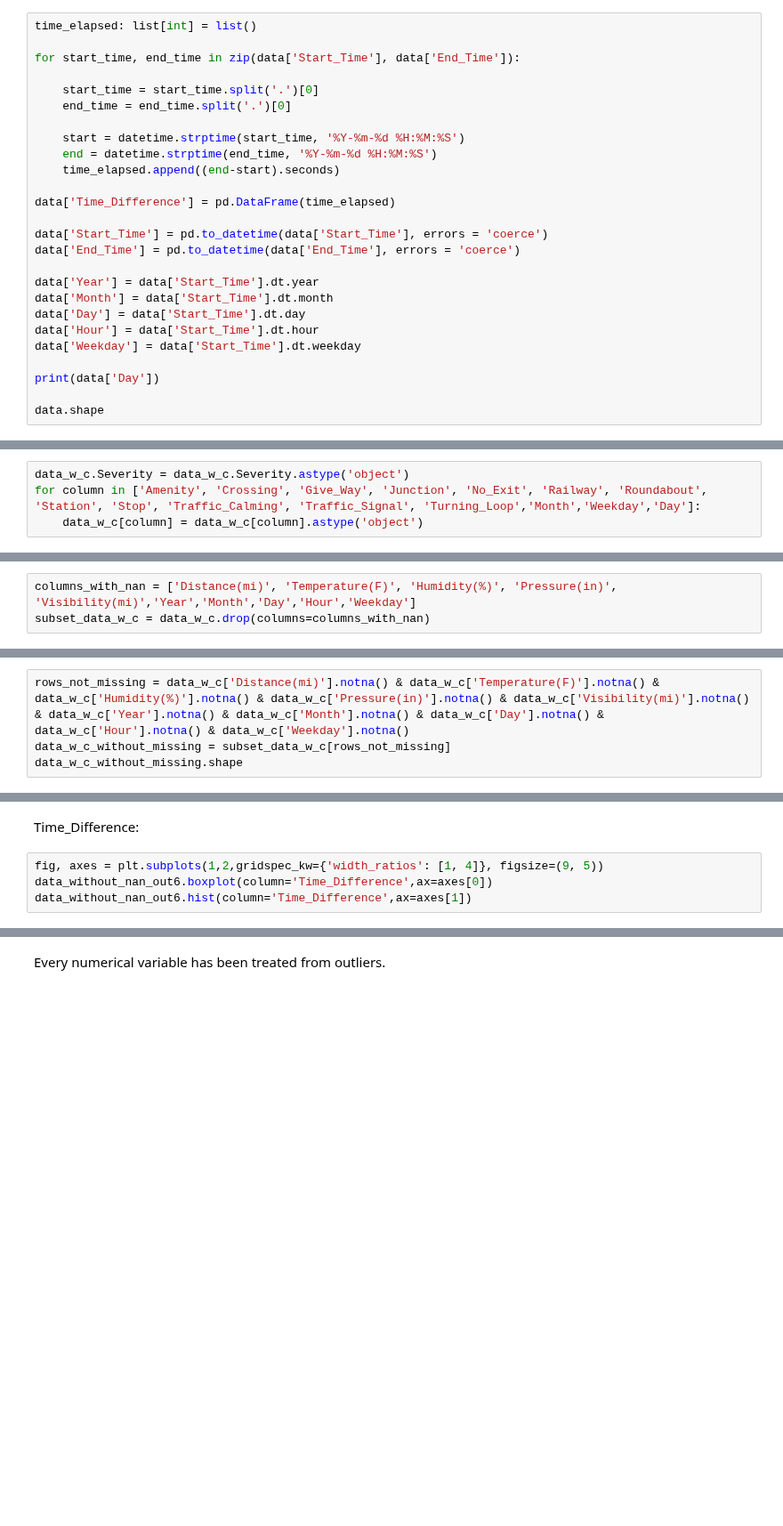
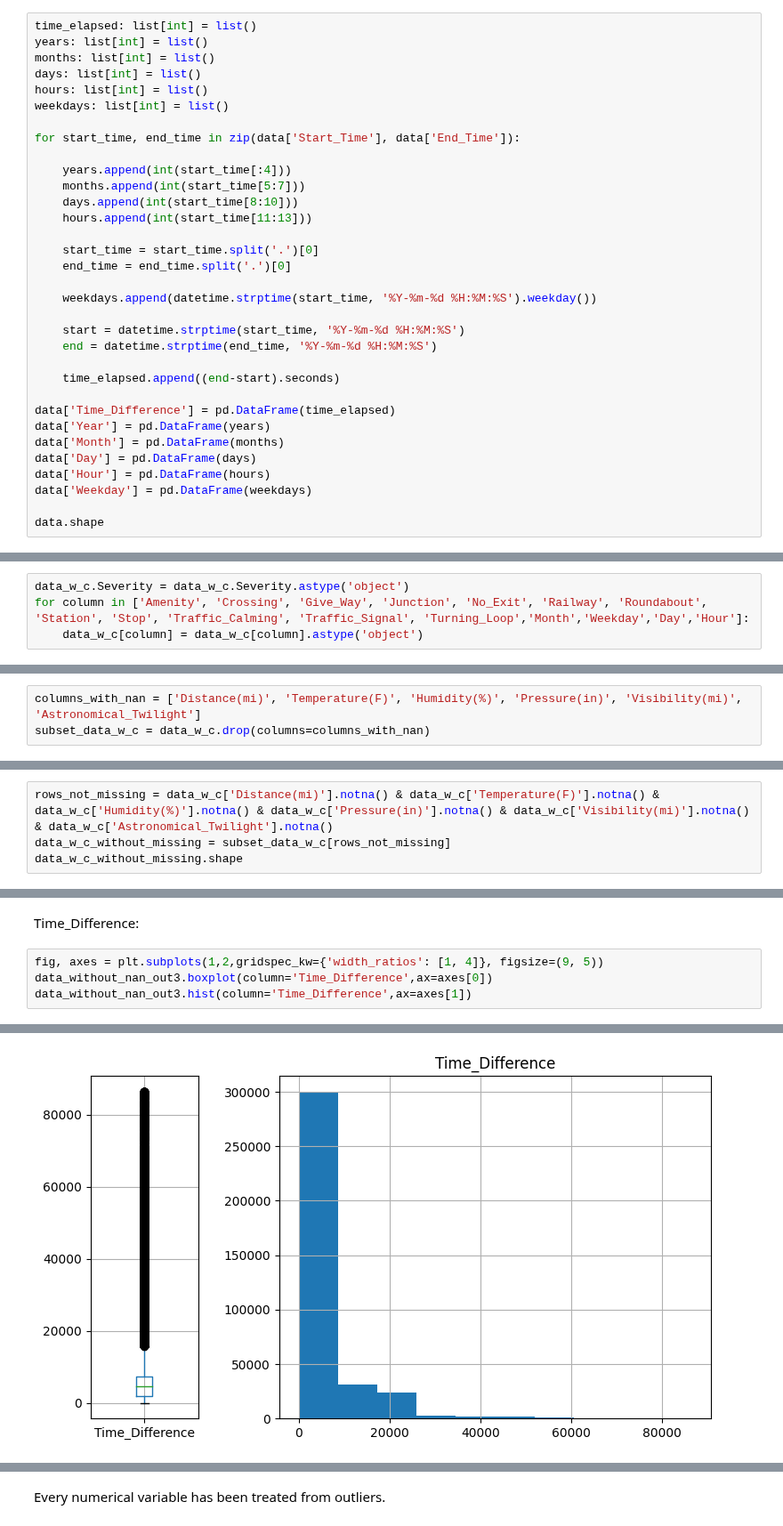
Before and after one commit to pol-resina/US-Accidents, a Jupyter notebook: notebooks/data_visualisation.ipynb, the cells around one changed output, grey strips where cells are left out. Shown at 89% size. Saved outputs shown, nothing was run; the diff lists cells and outputs as text; blank space fills up the shorter version.

```diff
--- a/notebooks/data_visualisation.ipynb
+++ b/notebooks/data_visualisation.ipynb
@@ -68,28 +68,35 @@ data['End_Time'].isna().sum()
 These two variables do not present any Nan, so we can proceed creating this new variable.
 # %%
 time_elapsed: list[int] = list()
+years: list[int] = list()
+months: list[int] = list()
+days: list[int] = list()
+hours: list[int] = list()
+weekdays: list[int] = list()
 
 for start_time, end_time in zip(data['Start_Time'], data['End_Time']):
+
+    years.append(int(start_time[:4]))
+    months.append(int(start_time[5:7]))
+    days.append(int(start_time[8:10]))
+    hours.append(int(start_time[11:13]))
 
     start_time = start_time.split('.')[0]
     end_time = end_time.split('.')[0]
 
+    weekdays.append(datetime.strptime(start_time, '%Y-%m-%d %H:%M:%S').weekday())
+
     start = datetime.strptime(start_time, '%Y-%m-%d %H:%M:%S')
     end = datetime.strptime(end_time, '%Y-%m-%d %H:%M:%S')
+
     time_elapsed.append((end-start).seconds)
 
 data['Time_Difference'] = pd.DataFrame(time_elapsed)
-
-data['Start_Time'] = pd.to_datetime(data['Start_Time'], errors = 'coerce')
-data['End_Time'] = pd.to_datetime(data['End_Time'], errors = 'coerce')
-
-data['Year'] = data['Start_Time'].dt.year
-data['Month'] = data['Start_Time'].dt.month
-data['Day'] = data['Start_Time'].dt.day
-data['Hour'] = data['Start_Time'].dt.hour
-data['Weekday'] = data['Start_Time'].dt.weekday
-
-print(data['Day'])
+data['Year'] = pd.DataFrame(years)
+data['Month'] = pd.DataFrame(months)
+data['Day'] = pd.DataFrame(days)
+data['Hour'] = pd.DataFrame(hours)
+data['Weekday'] = pd.DataFrame(weekdays)
 
 data.shape
 # %% [output]
@@ -142,6 +137,6 @@ The target value severity is categorical and Python identifies it as an int, so
 # %%
 data_w_c.Severity = data_w_c.Severity.astype('object')
-for column in ['Amenity', 'Crossing', 'Give_Way', 'Junction', 'No_Exit', 'Railway', 'Roundabout', 'Station', 'Stop', 'Traffic_Calming', 'Traffic_Signal', 'Turning_Loop','Month','Weekday','Day']:
+for column in ['Amenity', 'Crossing', 'Give_Way', 'Junction', 'No_Exit', 'Railway', 'Roundabout', 'Station', 'Stop', 'Traffic_Calming', 'Traffic_Signal', 'Turning_Loop','Month','Weekday','Day','Hour']:
     data_w_c[column] = data_w_c[column].astype('object')
 # %%
 data_w_c.info()
@@ -305,7 +298,7 @@ plt.show()
 # %% [output]
 [figure]
 # %%
-columns_with_nan = ['Distance(mi)', 'Temperature(F)', 'Humidity(%)', 'Pressure(in)', 'Visibility(mi)','Year','Month','Day','Hour','Weekday']
+columns_with_nan = ['Distance(mi)', 'Temperature(F)', 'Humidity(%)', 'Pressure(in)', 'Visibility(mi)', 'Astronomical_Twilight']
 subset_data_w_c = data_w_c.drop(columns=columns_with_nan)
 # %%
 subset_data_w_c.shape
@@ -316,7 +309,7 @@ data_w_c.shape
 # %% [output]
 (500000, 27)
 # %%
-rows_not_missing = data_w_c['Distance(mi)'].notna() & data_w_c['Temperature(F)'].notna() &  data_w_c['Humidity(%)'].notna() & data_w_c['Pressure(in)'].notna() & data_w_c['Visibility(mi)'].notna() & data_w_c['Year'].notna() & data_w_c['Month'].notna() & data_w_c['Day'].notna() & data_w_c['Hour'].notna() & data_w_c['Weekday'].notna()
+rows_not_missing = data_w_c['Distance(mi)'].notna() & data_w_c['Temperature(F)'].notna() &  data_w_c['Humidity(%)'].notna() & data_w_c['Pressure(in)'].notna() & data_w_c['Visibility(mi)'].notna() & data_w_c['Astronomical_Twilight'].notna()
 data_w_c_without_missing = subset_data_w_c[rows_not_missing]
 data_w_c_without_missing.shape
 # %% [output]
@@ -441,5 +528,6 @@ Humidity is well distributed.
 Time_Difference:
 # %%
 fig, axes = plt.subplots(1,2,gridspec_kw={'width_ratios': [1, 4]}, figsize=(9, 5))
-data_without_nan_out6.boxplot(column='Time_Difference',ax=axes[0])
-data_without_nan_out6.hist(column='Time_Difference',ax=axes[1])
+data_without_nan_out3.boxplot(column='Time_Difference',ax=axes[0])
+data_without_nan_out3.hist(column='Time_Difference',ax=axes[1])
+# %% [output]
@@ -446 +535,2 @@ data_without_nan_out6.hist(column='Time_Difference',ax=axes[1])
+[figure, added]
 # %%
```
Also changed, not shown: parts of 43 cells of this notebook.
